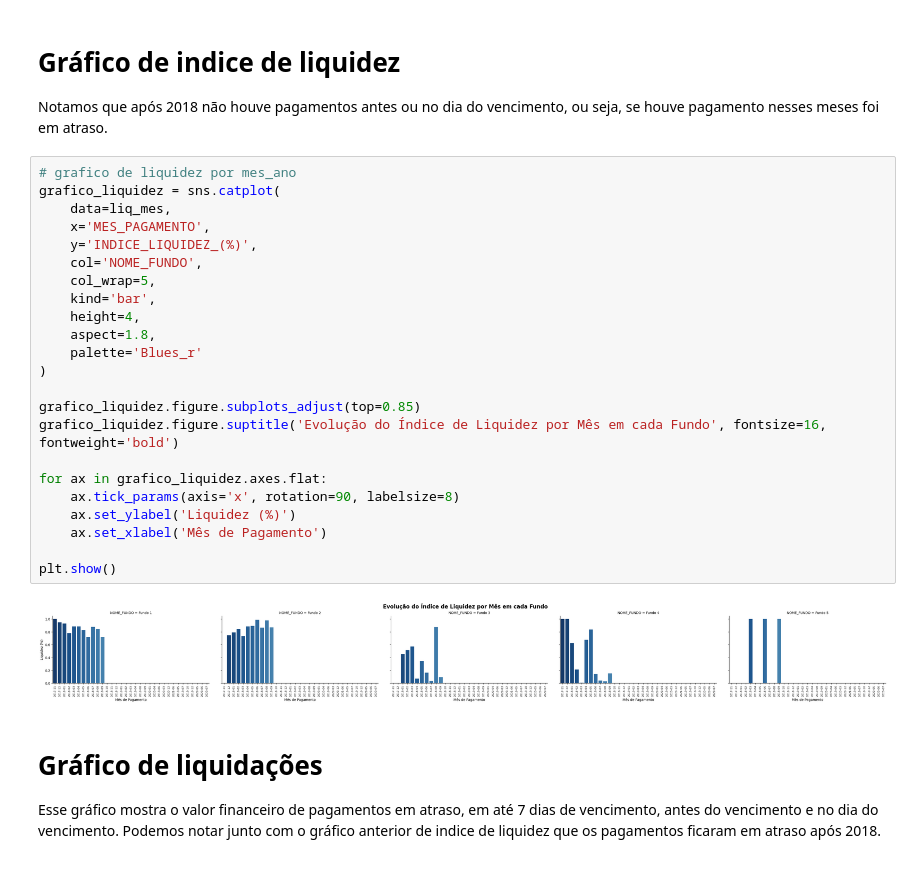
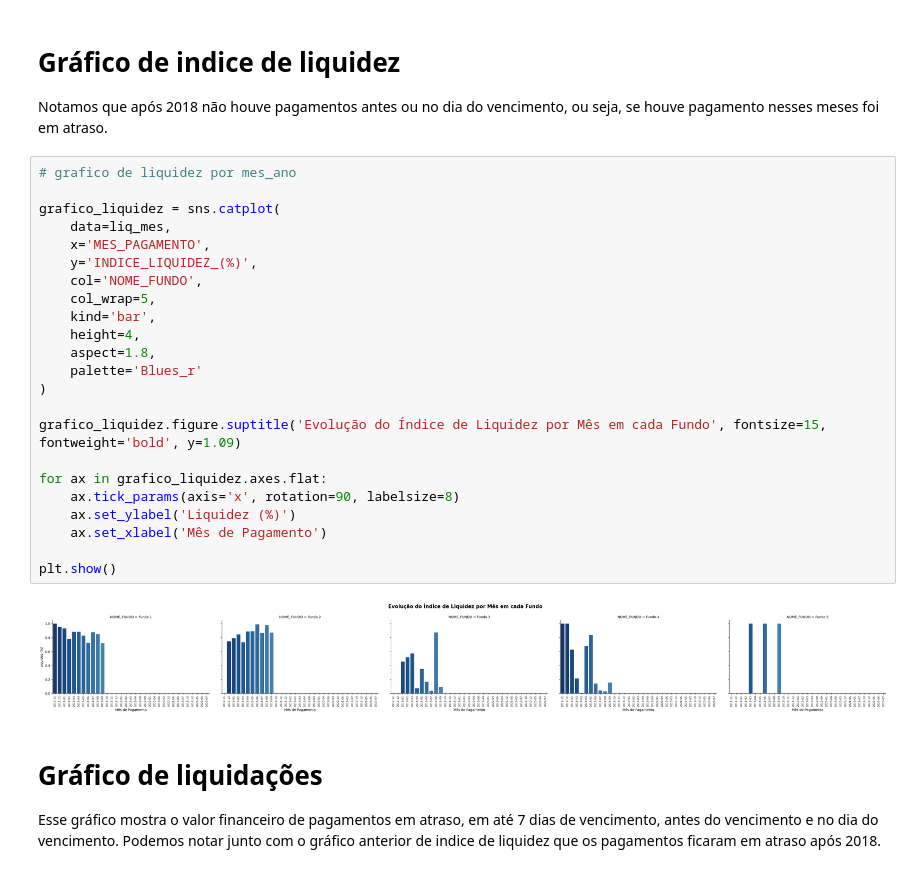
Before and after one commit to cvhloe/prova, a Jupyter notebook: Prova_Victoria.ipynb, the cells around one changed output. Cells and saved outputs as stored; diff of their text form.

```diff
--- a/Prova_Victoria.ipynb
+++ b/Prova_Victoria.ipynb
@@ -141,29 +141,29 @@ analise_limite_sorted = analise_limite[analise_limite['TAXA_UTILIZACAO_(%)'] > 0
 Notamos que após 2018 não houve pagamentos antes ou no dia do vencimento, ou seja, se houve pagamento nesses meses foi em atraso.
 # %%
 # grafico de liquidez por mes_ano
+
 grafico_liquidez = sns.catplot(
     data=liq_mes,
     x='MES_PAGAMENTO',
     y='INDICE_LIQUIDEZ_(%)',
     col='NOME_FUNDO',
     col_wrap=5,
     kind='bar',
     height=4,
     aspect=1.8,
     palette='Blues_r'
 )
 
-grafico_liquidez.figure.subplots_adjust(top=0.85)
-grafico_liquidez.figure.suptitle('Evolução do Índice de Liquidez por Mês em cada Fundo', fontsize=16, fontweight='bold')
+grafico_liquidez.figure.suptitle('Evolução do Índice de Liquidez por Mês em cada Fundo', fontsize=15, fontweight='bold', y=1.09)
 
 for ax in grafico_liquidez.axes.flat:
     ax.tick_params(axis='x', rotation=90, labelsize=8)
     ax.set_ylabel('Liquidez (%)')
     ax.set_xlabel('Mês de Pagamento')
 
 plt.show()
 # %% [output]
-[figure, old version]
+[figure, new version]
 # %% [markdown]
 # Gráfico de liquidações
 
```
